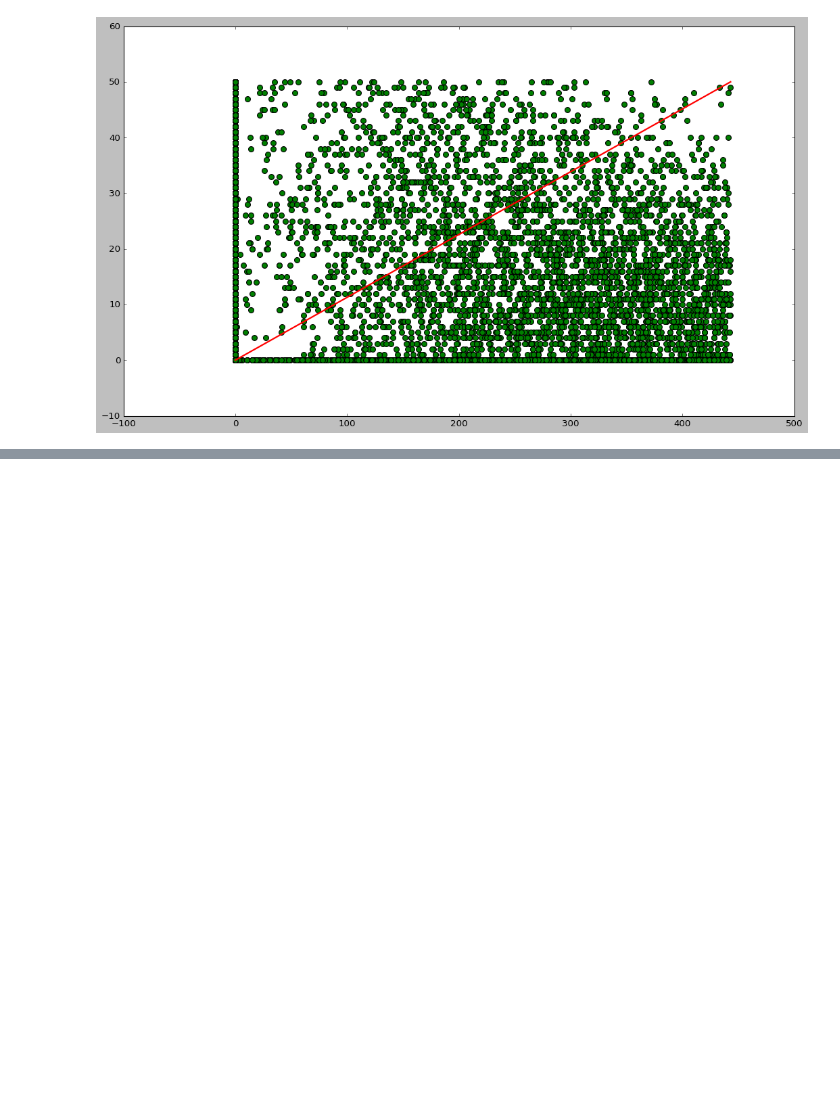
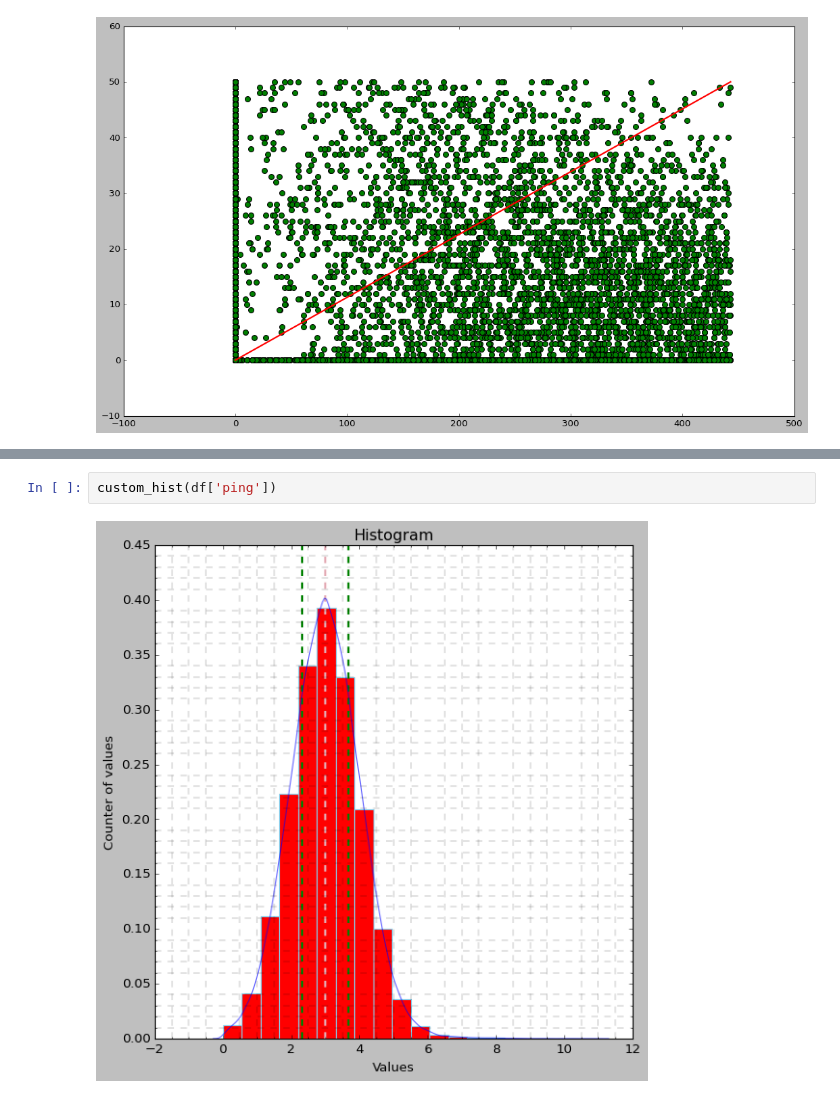
Before and after one commit to amaterrassu/Testing, a Jupyter notebook: Testovoe.ipynb, the cells around one changed output, grey strips where cells are left out. Saved outputs shown, nothing was run; the diff lists cells and outputs as text; blank space fills up the shorter version.

```diff
--- a/Testovoe.ipynb
+++ b/Testovoe.ipynb
@@ -616,0 +635,4 @@ plt.show();
+# %%
+custom_hist(df['ping'])
+# %% [output]
+[figure, added]
```
Also changed, not shown: parts of 6 cells of this notebook.
